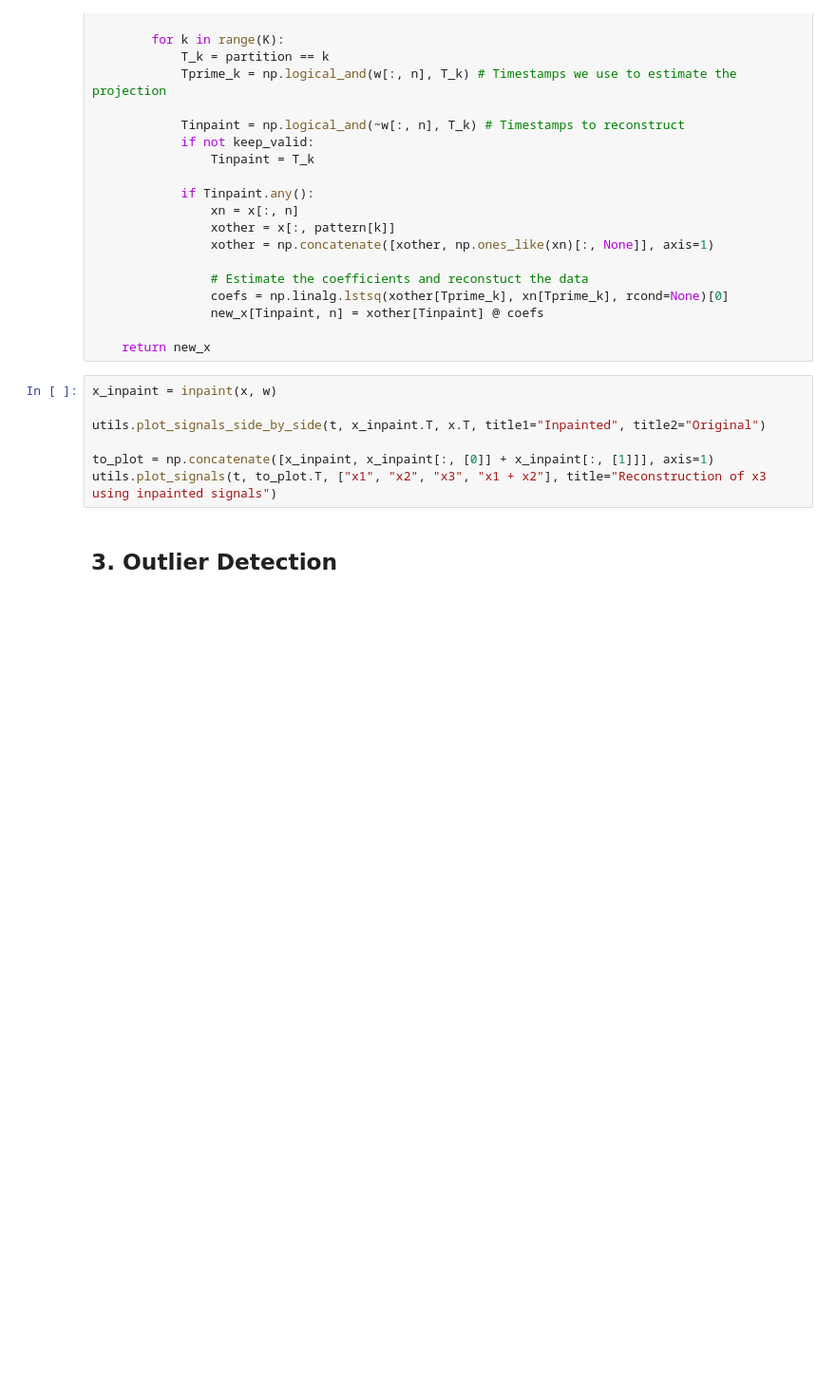
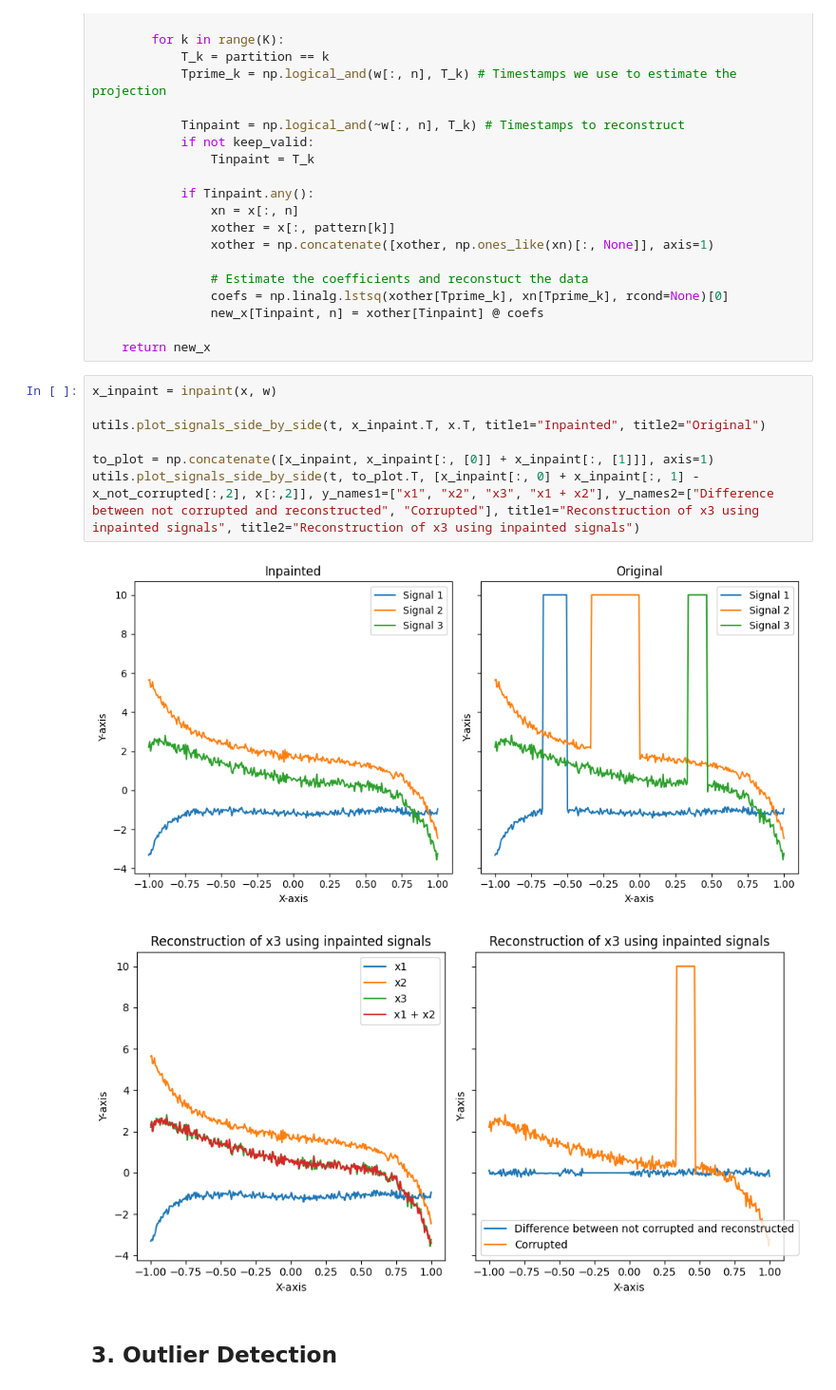
Before and after one commit to alexicanesse/robust-detrending-rereferencing-outlier-detection-and-inpainting-for-multichannel-data, a Jupyter notebook: implementation.ipynb, the cells around one changed output. Shown at 95% size. Drawn from its saved outputs; the diff is of its cells as text; blank space fills up the shorter version.

Commit message:
Better output for inpainting

```diff
--- a/implementation.ipynb
+++ b/implementation.ipynb
@@ -147,10 +152,13 @@ def inpaint(x, w, keep_valid=True):
 # %%
 x_inpaint = inpaint(x, w)
 
 utils.plot_signals_side_by_side(t, x_inpaint.T, x.T, title1="Inpainted", title2="Original")
 
 to_plot = np.concatenate([x_inpaint, x_inpaint[:, [0]] + x_inpaint[:, [1]]], axis=1)
-utils.plot_signals(t, to_plot.T, ["x1", "x2", "x3", "x1 + x2"], title="Reconstruction of x3 using inpainted signals")
+utils.plot_signals_side_by_side(t, to_plot.T, [x_inpaint[:, 0] + x_inpaint[:, 1] - x_not_corrupted[:,2], x[:,2]], y_names1=["x1", "x2", "x3", "x1 + x2"], y_names2=["Difference between not corrupted and reconstructed", "Corrupted"], title1="Reconstruction of x3 using inpainted signals", title2="Reconstruction of x3 using inpainted signals")
+# %% [output]
+[figure, added]
+[figure, added]
 # %% [markdown]
 ## 3. Outlier Detection
 # %%
```
Also changed, not shown: parts of 6 cells of this notebook, 1 other file.
